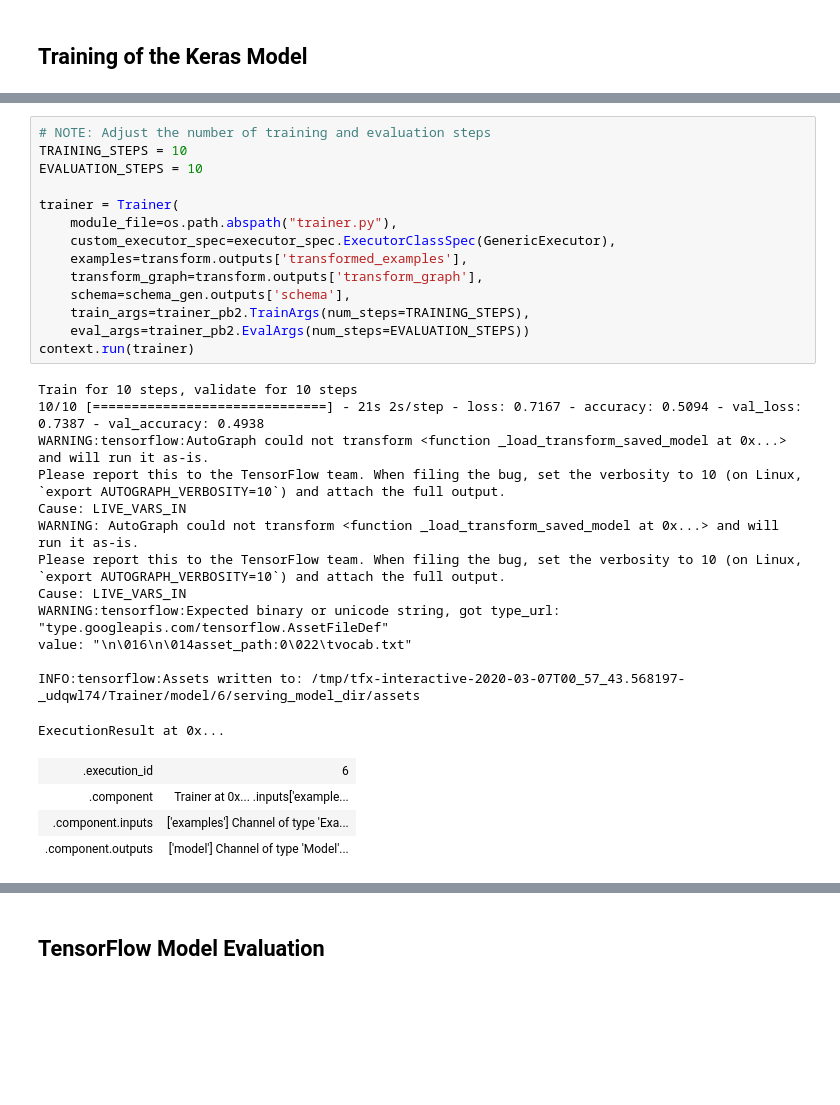
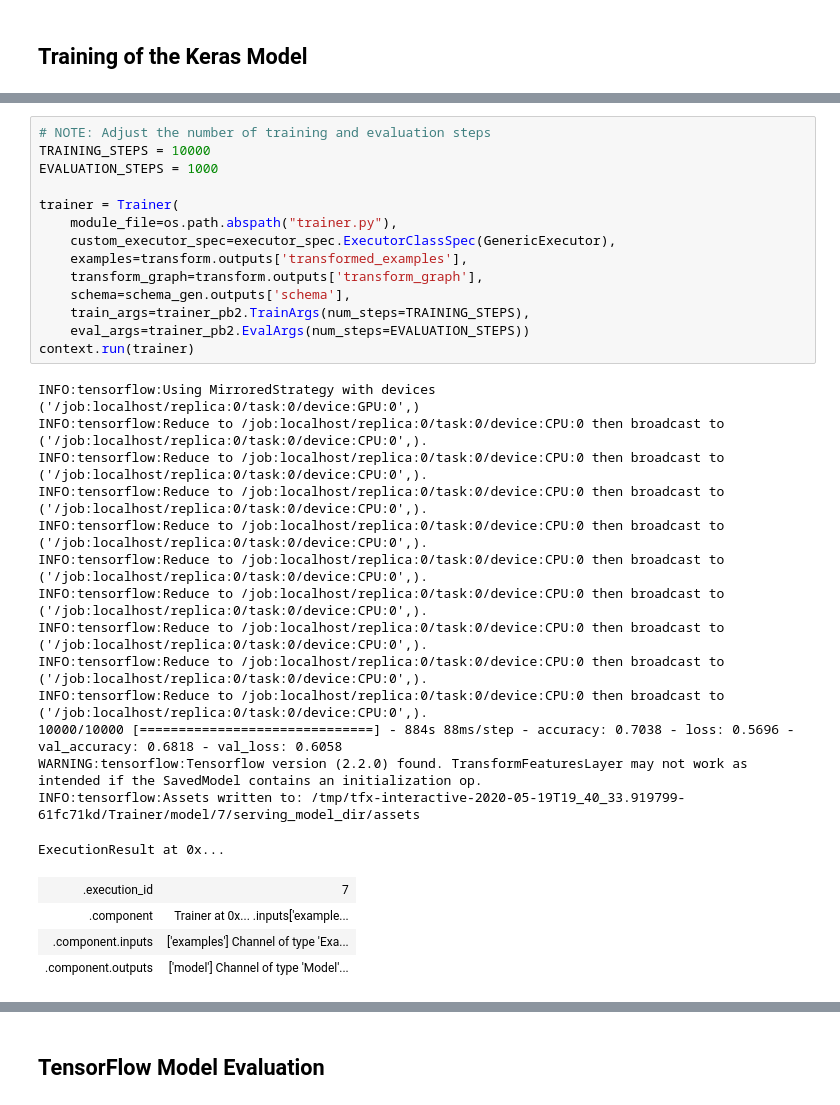
Before and after one commit to tensorflow/workshops, a Jupyter notebook: blog/TFX_Pipeline_for_Bert_Preprocessing.ipynb, the cells around one changed output, grey strips where cells are left out. Saved outputs shown, nothing was run; the diff lists cells and outputs as text; blank space fills up the shorter version.

Commit message:
Updated pipeline version to match TFT 0.22

```diff
--- a/blog/TFX_Pipeline_for_Bert_Preprocessing.ipynb
+++ b/blog/TFX_Pipeline_for_Bert_Preprocessing.ipynb
@@ -602,33 +709,34 @@ Overwriting trainer.py
 This cell will be skipped during export to pipeline.
 # %%
 # NOTE: Adjust the number of training and evaluation steps
-TRAINING_STEPS = 10
-EVALUATION_STEPS = 10
+TRAINING_STEPS = 10000
+EVALUATION_STEPS = 1000
 
 trainer = Trainer(
     module_file=os.path.abspath("trainer.py"),
     custom_executor_spec=executor_spec.ExecutorClassSpec(GenericExecutor),
     examples=transform.outputs['transformed_examples'],
     transform_graph=transform.outputs['transform_graph'],
     schema=schema_gen.outputs['schema'],
     train_args=trainer_pb2.TrainArgs(num_steps=TRAINING_STEPS),
     eval_args=trainer_pb2.EvalArgs(num_steps=EVALUATION_STEPS))
 context.run(trainer)
 # %% [output]
-Train for 10 steps, validate for 10 steps
-10/10 [==============================] - 21s 2s/step - loss: 0.7167 - accuracy: 0.5094 - val_loss: 0.7387 - val_accuracy: 0.4938
-WARNING:tensorflow:AutoGraph could not transform <function _load_transform_saved_model at 0x...> and will run it as-is.
-Please report this to the TensorFlow team. When filing the bug, set the verbosity to 10 (on Linux, `export AUTOGRAPH_VERBOSITY=10`) and attach the full output.
-Cause: LIVE_VARS_IN
-WARNING: AutoGraph could not transform <function _load_transform_saved_model at 0x...> and will run it as-is.
-Please report this to the TensorFlow team. When filing the bug, set the verbosity to 10 (on Linux, `export AUTOGRAPH_VERBOSITY=10`) and attach the full output.
-Cause: LIVE_VARS_IN
-WARNING:tensorflow:Expected binary or unicode string, got type_url: "type.googleapis.com/tensorflow.AssetFileDef"
-value: "\n\016\n\014asset_path:0\022\tvocab.txt"
-
-INFO:tensorflow:Assets written to: /tmp/tfx-interactive-2020-03-07T00_57_43.568197-_udqwl74/Trainer/model/6/serving_model_dir/assets
+INFO:tensorflow:Using MirroredStrategy with devices ('/job:localhost/replica:0/task:0/device:GPU:0',)
+INFO:tensorflow:Reduce to /job:localhost/replica:0/task:0/device:CPU:0 then broadcast to ('/job:localhost/replica:0/task:0/device:CPU:0',).
+INFO:tensorflow:Reduce to /job:localhost/replica:0/task:0/device:CPU:0 then broadcast to ('/job:localhost/replica:0/task:0/device:CPU:0',).
+INFO:tensorflow:Reduce to /job:localhost/replica:0/task:0/device:CPU:0 then broadcast to ('/job:localhost/replica:0/task:0/device:CPU:0',).
+INFO:tensorflow:Reduce to /job:localhost/replica:0/task:0/device:CPU:0 then broadcast to ('/job:localhost/replica:0/task:0/device:CPU:0',).
+INFO:tensorflow:Reduce to /job:localhost/replica:0/task:0/device:CPU:0 then broadcast to ('/job:localhost/replica:0/task:0/device:CPU:0',).
+INFO:tensorflow:Reduce to /job:localhost/replica:0/task:0/device:CPU:0 then broadcast to ('/job:localhost/replica:0/task:0/device:CPU:0',).
+INFO:tensorflow:Reduce to /job:localhost/replica:0/task:0/device:CPU:0 then broadcast to ('/job:localhost/replica:0/task:0/device:CPU:0',).
+INFO:tensorflow:Reduce to /job:localhost/replica:0/task:0/device:CPU:0 then broadcast to ('/job:localhost/replica:0/task:0/device:CPU:0',).
+INFO:tensorflow:Reduce to /job:localhost/replica:0/task:0/device:CPU:0 then broadcast to ('/job:localhost/replica:0/task:0/device:CPU:0',).
+10000/10000 [==============================] - 884s 88ms/step - accuracy: 0.7038 - loss: 0.5696 - val_accuracy: 0.6818 - val_loss: 0.6058
+WARNING:tensorflow:Tensorflow version (2.2.0) found. TransformFeaturesLayer may not work as intended if the SavedModel contains an initialization op.
+INFO:tensorflow:Assets written to: /tmp/tfx-interactive-2020-05-19T19_40_33.919799-61fc71kd/Trainer/model/7/serving_model_dir/assets
 ExecutionResult at 0x...
-| .execution_id | 6 |
+| .execution_id | 7 |
 | .component | Trainer at 0x... .inputs['example... |
 | .component.inputs | ['examples'] Channel of type 'Exa... |
 | .component.outputs | ['model'] Channel of type 'Model'... |
```
Also changed, not shown: parts of 30 cells of this notebook.
